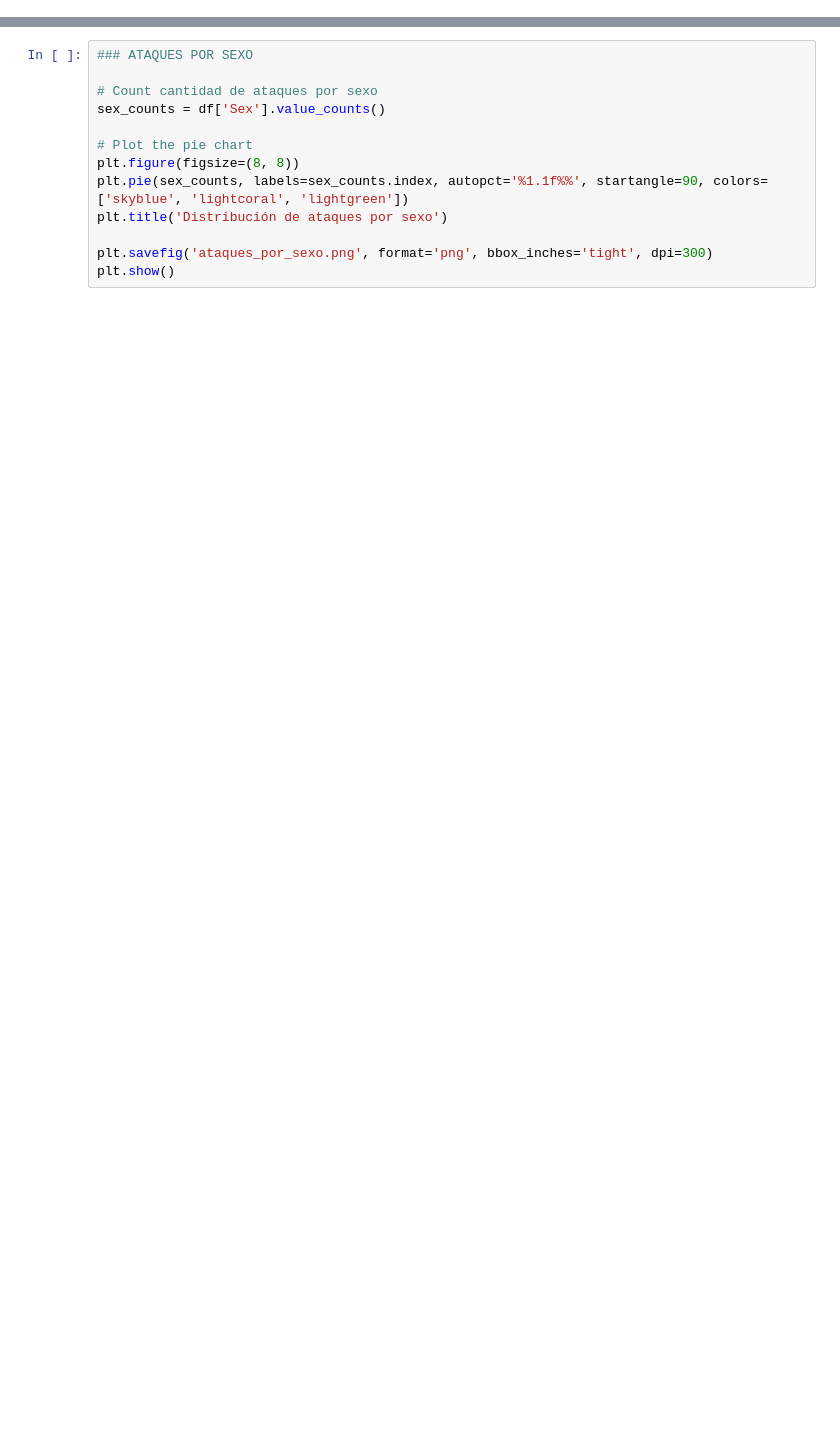
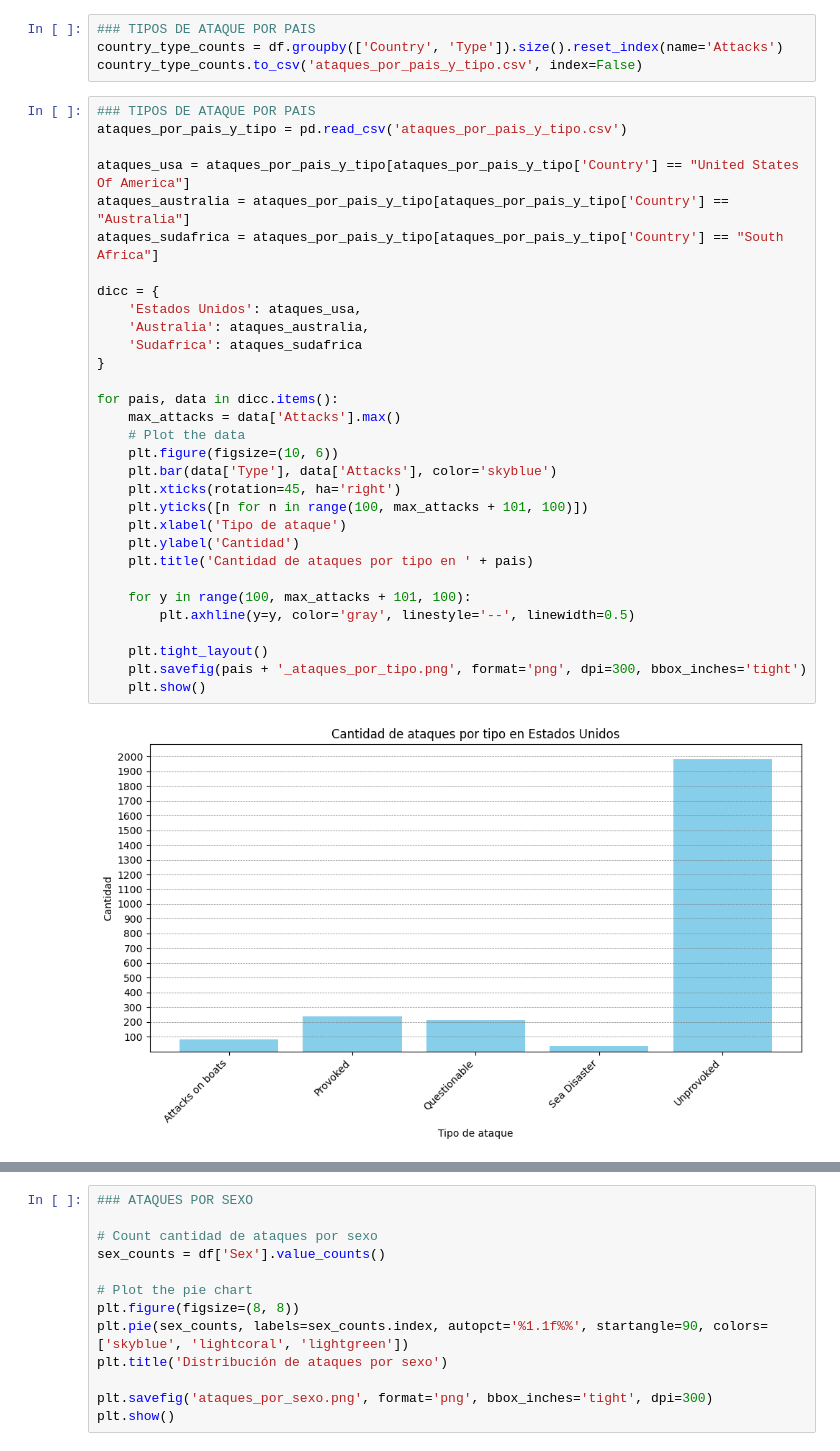
Before and after one commit to guidorc/tp1-tiburones, a Jupyter notebook: notebook/tp1-ataques-analisis.ipynb, the cells around one changed output, grey strips where cells are left out. Drawn from its saved outputs; the diff is of its cells as text; blank space fills up the shorter version.

```diff
--- a/notebook/tp1-ataques-analisis.ipynb
+++ b/notebook/tp1-ataques-analisis.ipynb
@@ -34,0 +41,37 @@ plt.show()
+# %%
+### TIPOS DE ATAQUE POR PAIS
+country_type_counts = df.groupby(['Country', 'Type']).size().reset_index(name='Attacks')
+country_type_counts.to_csv('ataques_por_pais_y_tipo.csv', index=False)
+# %%
+### TIPOS DE ATAQUE POR PAIS
+ataques_por_pais_y_tipo = pd.read_csv('ataques_por_pais_y_tipo.csv')
+
+ataques_usa = ataques_por_pais_y_tipo[ataques_por_pais_y_tipo['Country'] == "United States Of America"]
+ataques_australia = ataques_por_pais_y_tipo[ataques_por_pais_y_tipo['Country'] == "Australia"]
+ataques_sudafrica = ataques_por_pais_y_tipo[ataques_por_pais_y_tipo['Country'] == "South Africa"]
+
+dicc = {
+    'Estados Unidos': ataques_usa,
+    'Australia': ataques_australia,
+    'Sudafrica': ataques_sudafrica
+}
+
+for pais, data in dicc.items():
+    max_attacks = data['Attacks'].max()
+    # Plot the data
+    plt.figure(figsize=(10, 6))
+    plt.bar(data['Type'], data['Attacks'], color='skyblue')
+    plt.xticks(rotation=45, ha='right')
+    plt.yticks([n for n in range(100, max_attacks + 101, 100)])
+    plt.xlabel('Tipo de ataque')
+    plt.ylabel('Cantidad')
+    plt.title('Cantidad de ataques por tipo en ' + pais)
+
+    for y in range(100, max_attacks + 101, 100):
+        plt.axhline(y=y, color='gray', linestyle='--', linewidth=0.5)
+
+    plt.tight_layout()
+    plt.savefig(pais + '_ataques_por_tipo.png', format='png', dpi=300, bbox_inches='tight')
+    plt.show()
+# %% [output]
+[figure, added]
```
Also changed, not shown: parts of 6 cells of this notebook, 27 other files.
